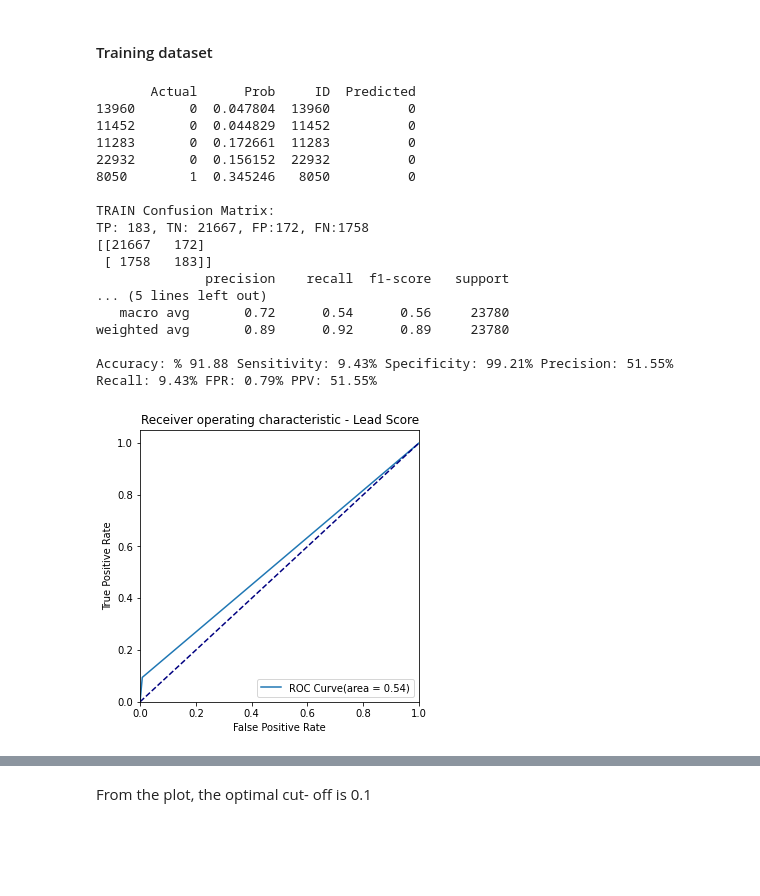
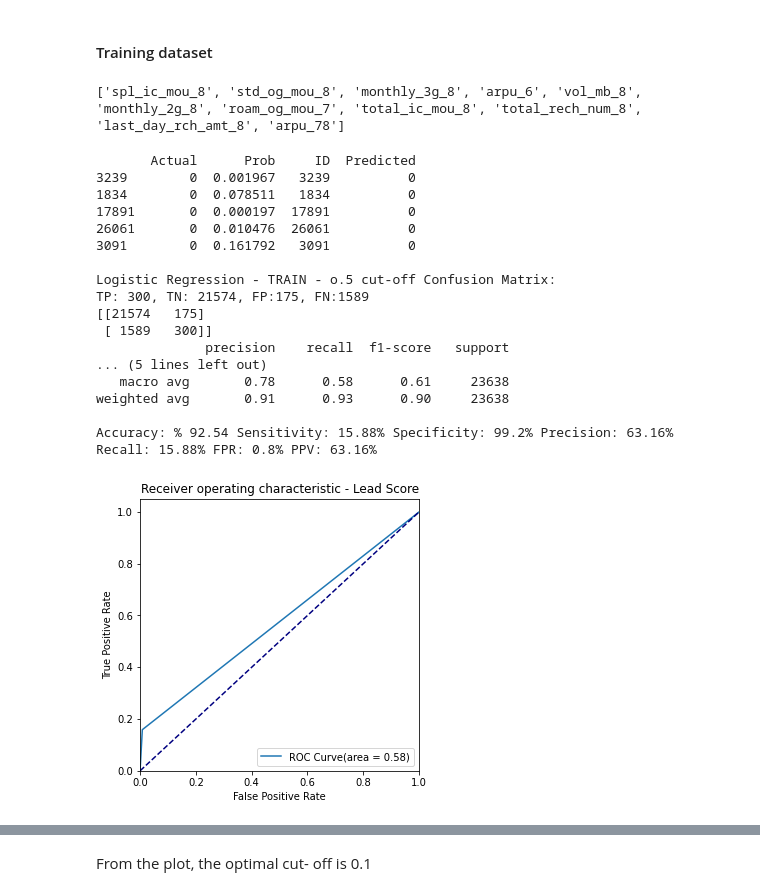
Before and after one commit to sreedevigattu/telecomchurn, a Jupyter notebook: telecomchurn.ipynb, the cells around one changed output, grey strips where cells are left out. Drawn from its saved outputs; the diff is of its cells as text; code cells hidden in the pictures; blank space fills up the shorter version.

```diff
--- a/telecomchurn.ipynb
+++ b/telecomchurn.ipynb
@@ -1406,6 +1546,6 @@ Generalized Linear Model Regression Results
 # %%
 # Run RFE and then build the model
-cols_1 = runRFE(15, X_train_1, y_train_1 )
-X_train_1 = X_train_1[cols_1]
+features_1 = runRFE(15, X_train_1, y_train_1 )
+X_train_1  = X_train_1[features_1]
 lr_model_1, X_train_sm_1 = dropColumnAndBuildModel(X_train_1, y_train_1)
 # %% [output]
@@ -1548,0 +1629,2 @@ Covariance Type:            nonrobust
+# %%
+lr_model_1, X_train_sm_1 = dropColumnAndBuildModel(X_train_1, y_train_1, col='total_og_mou_8')
@@ -1548,0 +1649,11 @@ Covariance Type:            nonrobust
+# %%
+'''# Get the list of Features in the model
+print("All Features", len(features_1), features_1, "\nDropped Features in RFE", len(COLS_DROPPED), COLS_DROPPED)
+features_1 = list(set(features_1) - set(COLS_DROPPED))
+print("Features in the model", len(features_1), features_1)'''
+
+# Get the list of columns in the model
+cols_dropped = list(set(features_1) - set(X_train_1.columns))
+print("All Features", len(features_1), features_1, "\nDropped Features", len(cols_dropped), cols_dropped)
+features_1 = X_train_1.columns.tolist()
+print("Features in the model", len(features_1), features_1)
@@ -1584,7 +1699,7 @@ def evaluate_classification_model(category, features, y_actual, y_predicted):
 
     auc_score = round(100 * draw_roc(y_actual, y_predicted),2)
 
-    metrics_ = {'Category': category,'Features': features, 'Accuracy': accuracy, 'Sensitivity': sensitivity, 'Specificity': specificity, 'Precision': precision, 'Recall': recall, 'AUC':auc_score }
+    metrics_ = {'Category': category,'Num Features': len(features), 'Features': features, 'Accuracy': accuracy, 'Sensitivity': sensitivity, 'Specificity': specificity, 'Precision': precision, 'Recall': recall, 'AUC':auc_score }
     DF_SUMMARY = DF_SUMMARY.append(metrics_, ignore_index = True)
     return metrics_
 
@@ -1655,29 +1770,33 @@ def predAndEvaluateForVariousCutoffs(y_pred):
     return y_pred.head()
 # %% [markdown]
 #### Training dataset
+# %%
+print(features_1)
+# %% [output]
+['spl_ic_mou_8', 'std_og_mou_8', 'monthly_3g_8', 'arpu_6', 'vol_mb_8', 'monthly_2g_8', 'roam_og_mou_7', 'total_ic_mou_8', 'total_rech_num_8', 'last_day_rch_amt_8', 'arpu_78']
 # %%
 # Predict using probability of 0.5
 y_train_pred_final_1 = predict(lr_model_1, X_train_sm_1, y_train_1); print()
-_ = evaluate_classification_model("TRAIN", cols_1, y_train_pred_final_1['Actual'], y_train_pred_final_1['Predicted'])
+_ = evaluate_classification_model("Logistic Regression - TRAIN - o.5 cut-off", features_1, y_train_pred_final_1['Actual'], y_train_pred_final_1['Predicted'])
 # %% [output]
        Actual      Prob     ID  Predicted
-13960       0  0.047804  13960          0
-11452       0  0.044829  11452          0
-11283       0  0.172661  11283          0
-22932       0  0.156152  22932          0
-8050        1  0.345246   8050          0
+3239        0  0.001967   3239          0
+1834        0  0.078511   1834          0
+17891       0  0.000197  17891          0
+26061       0  0.010476  26061          0
+3091        0  0.161792   3091          0
 
-TRAIN Confusion Matrix:
-TP: 183, TN: 21667, FP:172, FN:1758
-[[21667   172]
- [ 1758   183]]
+Logistic Regression - TRAIN - o.5 cut-off Confusion Matrix:
+TP: 300, TN: 21574, FP:175, FN:1589
+[[21574   175]
+ [ 1589   300]]
               precision    recall  f1-score   support
 ... (5 lines left out)
-   macro avg       0.72      0.54      0.56     23780
-weighted avg       0.89      0.92      0.89     23780
+   macro avg       0.78      0.58      0.61     23638
+weighted avg       0.91      0.93      0.90     23638
 
-Accuracy: % 91.88 Sensitivity: 9.43% Specificity: 99.21% Precision: 51.55% Recall: 9.43% FPR: 0.79% PPV: 51.55%
+Accuracy: % 92.54 Sensitivity: 15.88% Specificity: 99.2% Precision: 63.16% Recall: 15.88% FPR: 0.8% PPV: 63.16%
-[figure, old version]
+[figure, new version]
 # %%
 predAndEvaluateForVariousCutoffs(y_train_pred_final_1)
 # %% [output]
```
Also changed, not shown: parts of 117 cells of this notebook.
